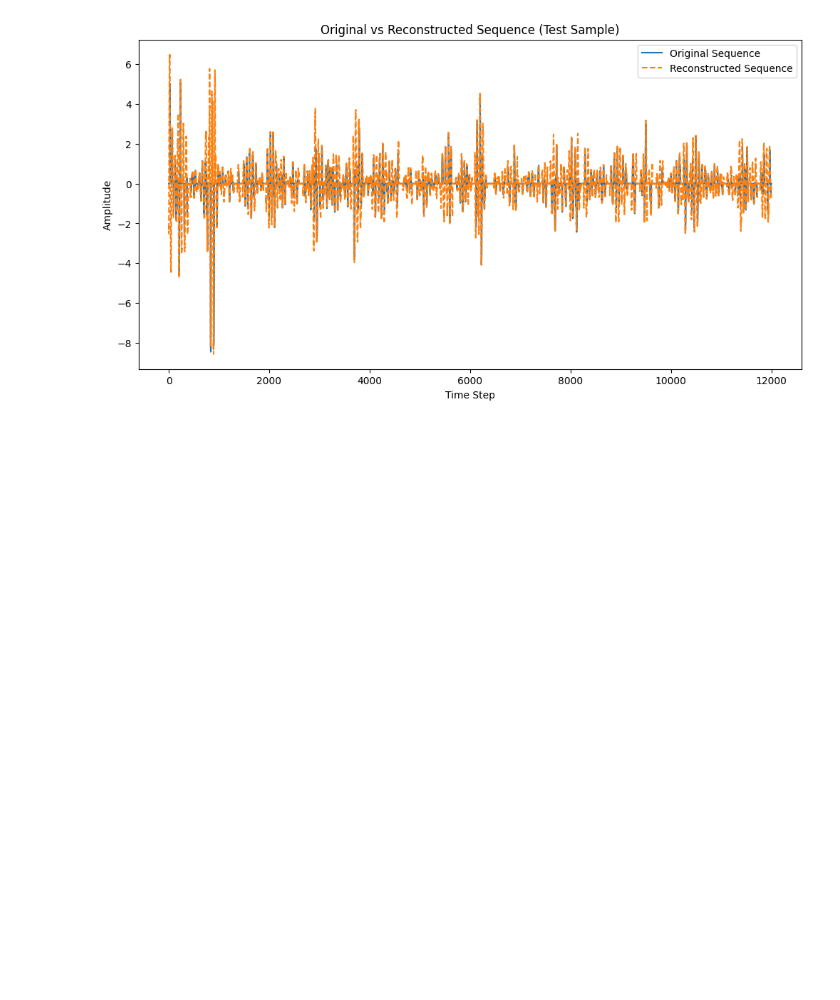
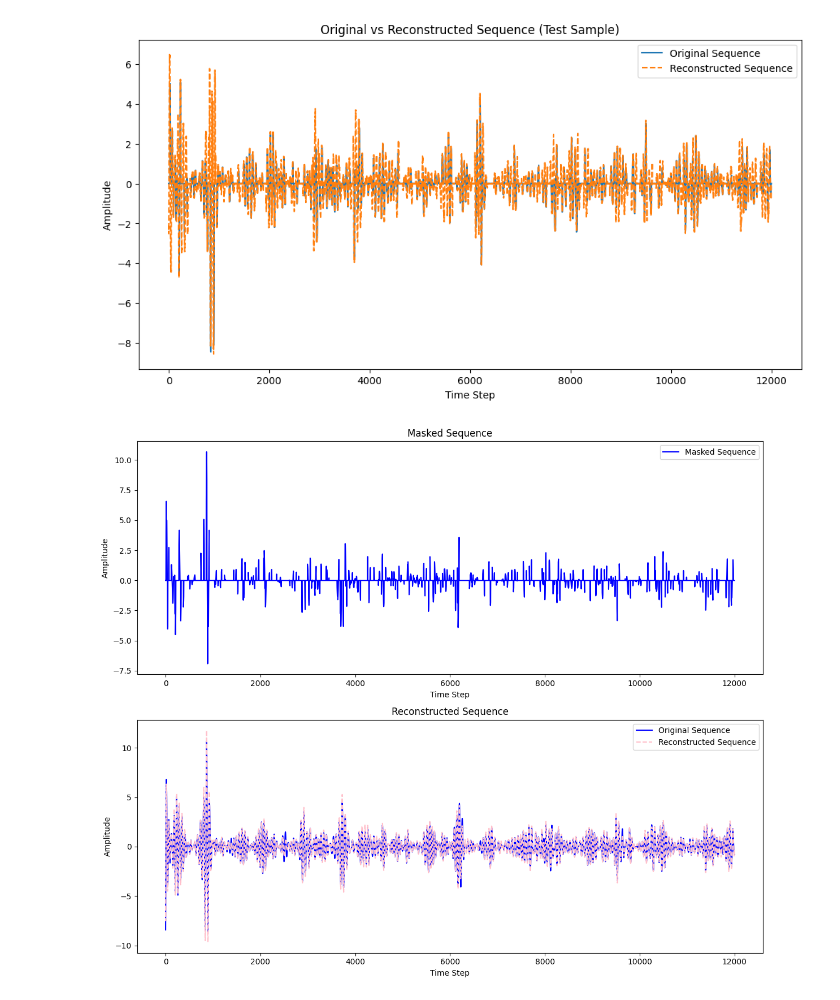
Before and after one commit to noorwertheim/Master-Thesis, a Jupyter notebook: notebooks/FCMAE.ipynb, the cells around one changed output. Saved outputs shown, nothing was run; the diff lists cells and outputs as text; code cells hidden in the pictures; blank space fills up the shorter version.

```diff
--- a/notebooks/FCMAE.ipynb
+++ b/notebooks/FCMAE.ipynb
@@ -358,4 +363,65 @@ Epoch [5/5], Train Loss: 0.1987
 #         break  # Only plot for the first test batch (you can modify this if you want to loop through more samples)
 # %% [output]
 [figure]
+# %%
+'''Plotting example reconstruction'''
+# import matplotlib.pyplot as plt
+# path = os.path.join(models_path, 'FCMAE_best_multiple_encoder_cpu.pth')
+
+# # Load the full FCMAE model
+# model = FCMAE(in_channels=1, base_dim=128, num_blocks=5, kernel_size=9)
+
+
+# # Load the saved weights into the full model
+# state_dict = torch.load(path)
+# model.load_state_dict(state_dict)
+# # Set the model to evaluation mode (no gradient tracking)
+# model.eval()
+
+# # Choose a test sample (here, we take the first sample from the test_loader)
+# with torch.no_grad():  # Disable gradient calculation for inference
+#     # Get a batch from the test loader
+#     for masked, original in test_loader:
+#         masked_input = masked.to(device)  # Move batch to the device (GPU or CPU)
+#         # Get the reconstruction from the model
+#         output = model(masked_input)
+
+#         # Take the first test sample (index 0)
+#         masked_sequence = masked_input[0].cpu().numpy().flatten()
+#         reconstructed_sequence = output[0].cpu().numpy().flatten()
+#         original_sequence = original[0].numpy().flatten()
+
+#         # Create one figure with two subplots
+#         fig, axs = plt.subplots(2, 1, figsize=(12, 10))  # 3 rows, 1 column
+
+
+#         # Plot the original sequence
+#         axs[0].plot(masked_sequence, label="Masked Sequence", color='blue')
+#         axs[0].set_title("Masked Sequence")
+#         axs[0].set_xlabel("Time Step")
+#         axs[0].set_ylabel("Amplitude")
+#         axs[0].legend()
+
+#         # Plot the original sequence
+#         axs[1].plot(original_sequence, label="Original Sequence", color='blue')
+#         axs[1].set_title("Original Sequence")
+#         axs[1].set_xlabel("Time Step")
+#         axs[1].set_ylabel("Amplitude")
+#         axs[1].legend()
+
+#         # Plot the reconstructed sequence
+#         axs[1].plot(reconstructed_sequence, label="Reconstructed Sequence", linestyle='--', color='pink')
+#         axs[1].set_title("Reconstructed Sequence")
+#         axs[1].set_xlabel("Time Step")
+#         axs[1].set_ylabel("Amplitude")
+#         axs[1].legend()
+
+
+
+#         plt.tight_layout()  # Adjust spacing
+#         plt.show()
+
+#         break  # Only plot for the first test batch
+# %% [output]
+[figure, added]
 # %%
```
Also changed, not shown: parts of 3 cells of this notebook, 3 other files.
